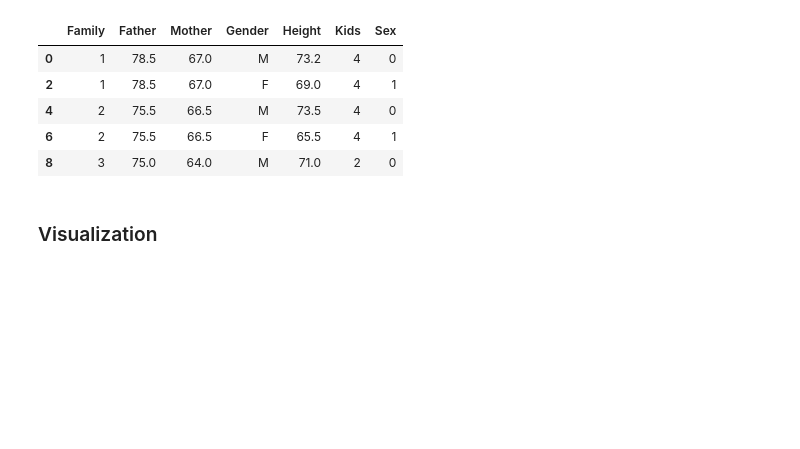
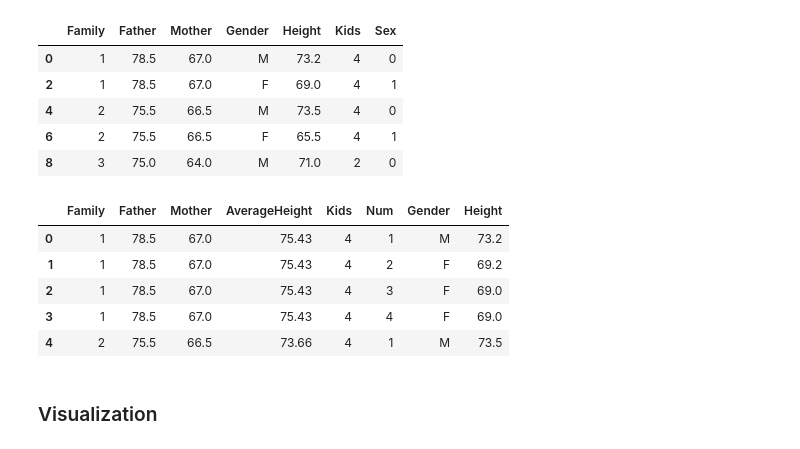
Before and after one commit to anton-selitskiy/RIT_ML, a Jupyter notebook: Pandas_intro.ipynb, the cells around one changed output. Cells and saved outputs as stored; diff of their text form; code cells hidden in the pictures; blank space fills up the shorter version.

```diff
--- a/Pandas_intro.ipynb
+++ b/Pandas_intro.ipynb
@@ -221,3 +223,12 @@ df.iloc[df.index % 2 == 0].head(5)
 | 4 | 2 | 75.5 | 66.5 | M | 73.5 | 4 | 0 |
 | 6 | 2 | 75.5 | 66.5 | F | 65.5 | 4 | 1 |
 | 8 | 3 | 75.0 | 64.0 | M | 71.0 | 2 | 0 |
+# %%
+df.head()
+# %% [output]
+|  | Family | Father | Mother | AverageHeight | Kids | Num | Gender | Height |
+| 0 | 1 | 78.5 | 67.0 | 75.43 | 4 | 1 | M | 73.2 |
+| 1 | 1 | 78.5 | 67.0 | 75.43 | 4 | 2 | F | 69.2 |
+| 2 | 1 | 78.5 | 67.0 | 75.43 | 4 | 3 | F | 69.0 |
+| 3 | 1 | 78.5 | 67.0 | 75.43 | 4 | 4 | F | 69.0 |
+| 4 | 2 | 75.5 | 66.5 | 73.66 | 4 | 1 | M | 73.5 |
```
Also changed, not shown: parts of 8 cells of this notebook.
